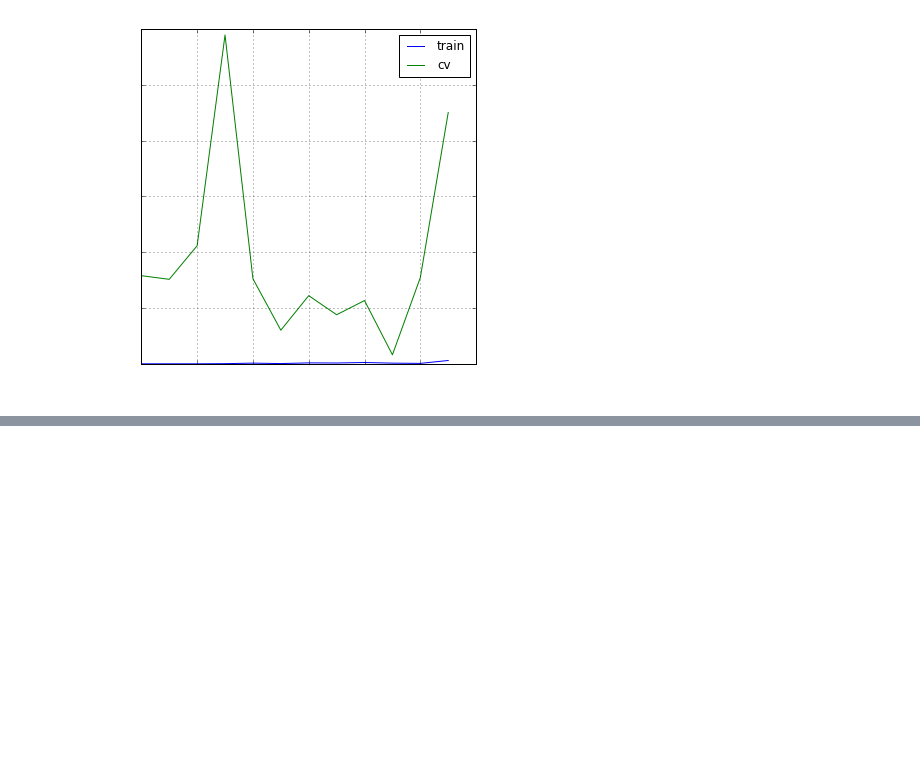
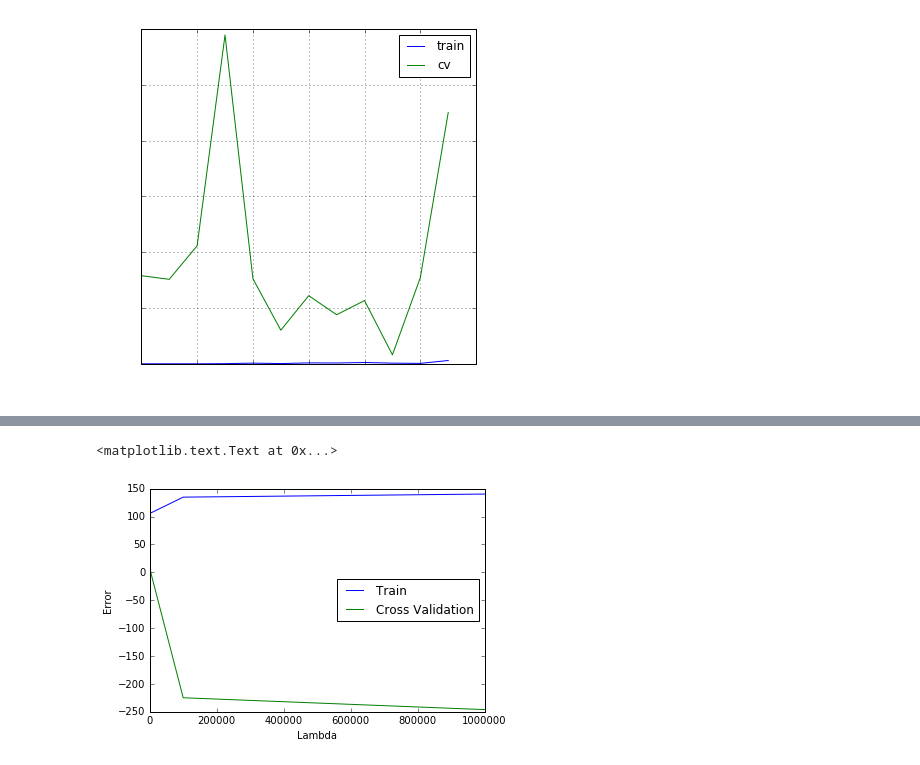
Before and after one commit to kaichiachen/standford_machine_learning_python, a Jupyter notebook: 5. Regularized Linear Regression and Bias v.s. Variance/ex5.ipynb, the cells around one changed output, grey strips where cells are left out. Cells and saved outputs as stored; diff of their text form; code cells hidden in the pictures; blank space fills up the shorter version.

```diff
--- a/5. Regularized Linear Regression and Bias v.s. Variance/ex5.ipynb
+++ b/5. Regularized Linear Regression and Bias v.s. Variance/ex5.ipynb
@@ -119,7 +127,9 @@ X_poly = polyFeatures(X, p)
 # %%
 def featureNormalize(X_poly):
-    mean = np.c_[X_poly.mean(axis=0)]
-    sigma = np.c_[X_poly.std(axis=0)]
-    return (X_poly - mean.T) / sigma.T, mean.T, sigma.T
+    mean = X_poly.mean(axis=0)
+    sigma = X_poly.std(axis=0)
+    return (X_poly - mean) / sigma, mean, sigma
 X_poly, mean, sigma = featureNormalize(X_poly)
 X_poly = np.column_stack((np.ones(X_poly.shape[0]), X_poly))
+print mean
+print sigma
@@ -132,6 +147,6 @@ X_poly_val = polyFeatures(Xval, p)
 X_poly_val = (X_poly_val - mean) / sigma
 X_poly_val = np.column_stack((np.ones(X_poly_val.shape[0]), X_poly_val))
 # %%
-theta = trainLinearReg(X_poly, y, 0)
+theta, _ = trainLinearReg(X_poly, y, 0)
 # %% [output]
 Warning: Maximum number of function evaluations has been exceeded.
@@ -144,3 +153,5 @@ array([[  2.86887308e+01,   7.54346385e+02,   4.61380464e+04,
+# %%
+Lambda = 0
 # %%
 error_train, error_val = learningCurve(X_poly, y, X_poly_val, yval, 0)
 plt.figure(figsize=(6, 6))
@@ -188,0 +187,13 @@ plt.yticks(color='w')
+# %%
+def validationCurve(X, y, Xval, yval):
+    lambda_vec = np.array([0 ,0.01 ,0.03  ,0.3 ,1 ,3 ,10, 100, 100000, 1000000],dtype=float)
+    error_train = np.zeros(len(lambda_vec))
+    error_val = np.zeros(len(lambda_vec))
+    for i in range(len(lambda_vec)):
+        Lambda = lambda_vec[i]
+        theta, _ = trainLinearReg(X, y, Lambda)
+        print theta[0]
+        error_train[i]  = linearRegCostFunction(X, y ,theta, Lambda=0)[0]
+        error_val[i]  = linearRegCostFunction(Xval, yval ,theta, Lambda=0)[1]
+    return lambda_vec, error_train, error_val
+lambda_vec, error_train, error_val = validationCurve(X,y,Xval,yval)
@@ -188,0 +218,9 @@ plt.yticks(color='w')
+# %%
+plt.plot(lambda_vec, error_train, label='Train')
+plt.plot(lambda_vec, error_val, label='Cross Validation')
+plt.legend(loc=0)
+plt.xlabel('Lambda')
+plt.ylabel('Error')
+# %% [output]
+<matplotlib.text.Text at 0x...>
+[figure, added]
```
Also changed, not shown: parts of 9 cells of this notebook, 2 other files.
